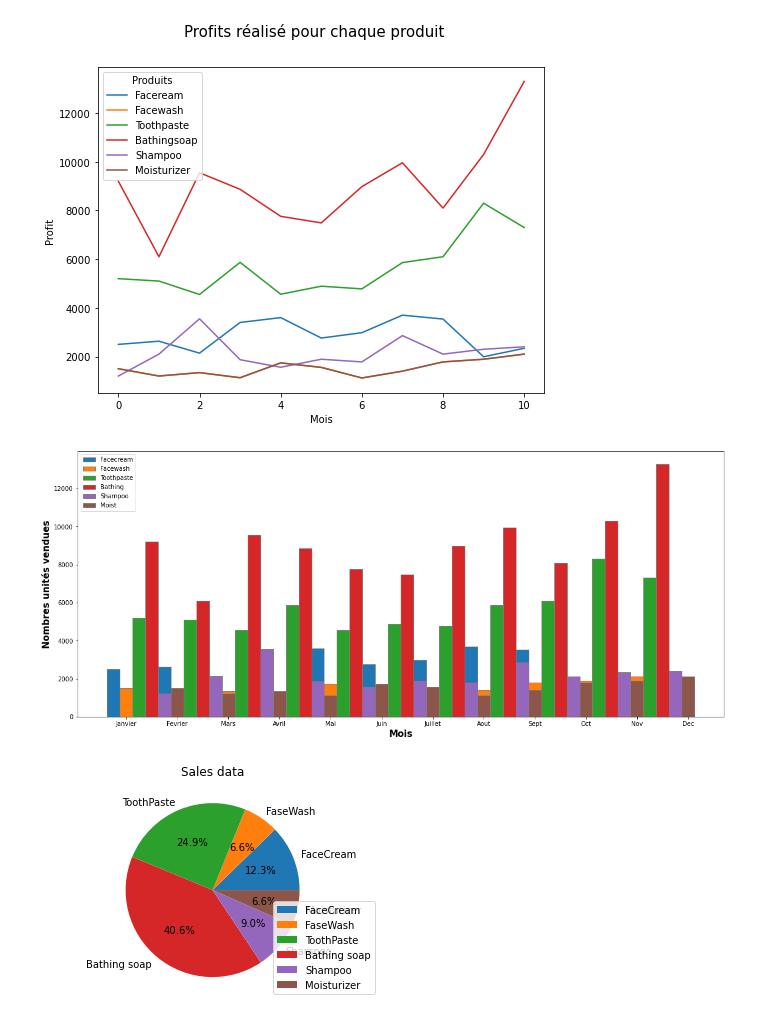
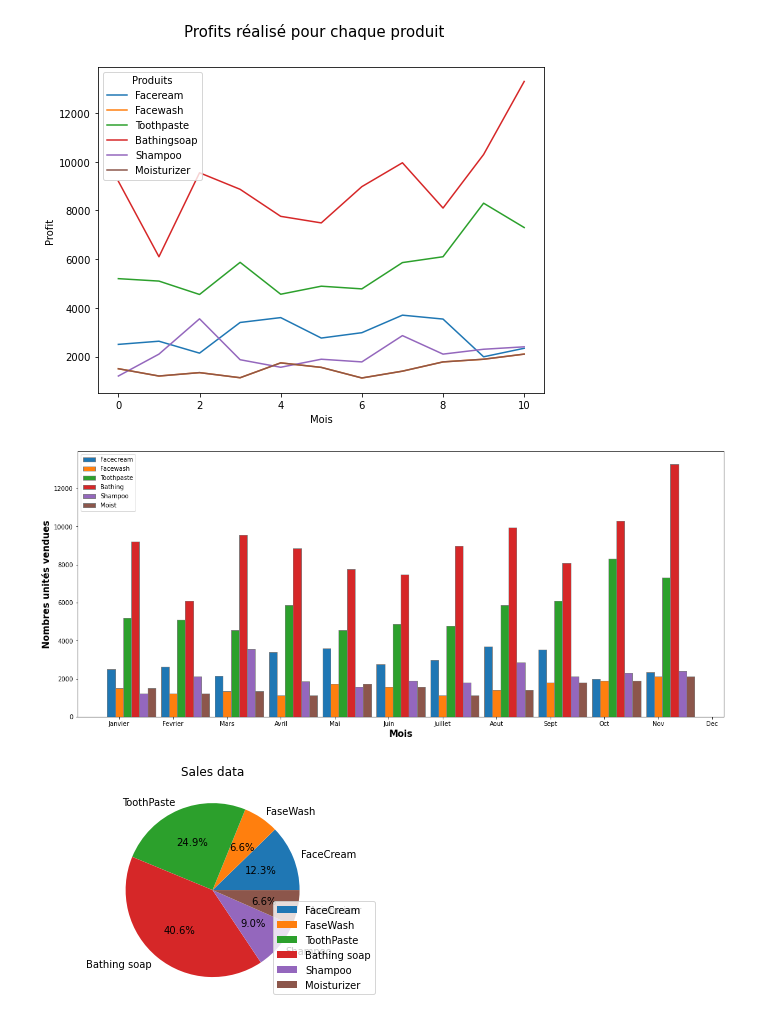
Before and after one commit to SamkaaDev/THPData_viz_training, a Jupyter notebook: graphs.ipynb, the cells around one changed output. Cells and saved outputs as stored; diff of their text form; code cells hidden in the pictures.

```diff
--- a/graphs.ipynb
+++ b/graphs.ipynb
@@ -83,35 +83,35 @@ plt.show()
 # GRAPHE 4
 
 # largeur des barres
-barWidth = 0.25
+barWidth = 0.15
 fig = plt.subplots(figsize =(19, 8))
 
 # Positionner les barres sur l'axe X
 br1 = np.arange(len(y1))
 br2 = [x + barWidth for x in br1]
 br3 = [x + barWidth for x in br2]
 br4 = [x + barWidth for x in br3]
 br5 = [x + barWidth for x in br4]
 br6 = [x + barWidth for x in br5]
 
 # Création des plots
 plt.bar(br1, y1, width = barWidth, edgecolor ='grey', label ='Facecream')
 plt.bar(br2, y2, width = barWidth, edgecolor ='grey', label ='Facewash')
 plt.bar(br3, y3, width = barWidth, edgecolor ='grey', label ='Toothpaste')
 plt.bar(br4, y4, width = barWidth, edgecolor ='grey', label ='Bathing')
 plt.bar(br5, y5, width = barWidth, edgecolor ='grey', label ='Shampoo')
 plt.bar(br6, y6, width = barWidth, edgecolor ='grey', label ='Moist')
 
 # Ajouter Xticks
 plt.xlabel('Mois', fontweight ='bold', fontsize = 15)
 plt.ylabel('Nombres unités vendues', fontweight ='bold', fontsize = 15)
 plt.xticks([r + barWidth for r in range(len(db_cosmetics['month_number']))], ['Janvier', 'Fevrier', 'Mars', 'Avril', 'Mai', 'Juin', 'Juillet', 'Aout', 'Sept', 'Oct', 'Nov', 'Dec'])
 
 # Affichage du graphe
 plt.legend()
 plt.show()
 # %% [output]
-[figure, old version]
+[figure, new version]
 # %%
 # GRAPHE 5
 
```
Also changed, not shown: parts of 1 cell of this notebook.
